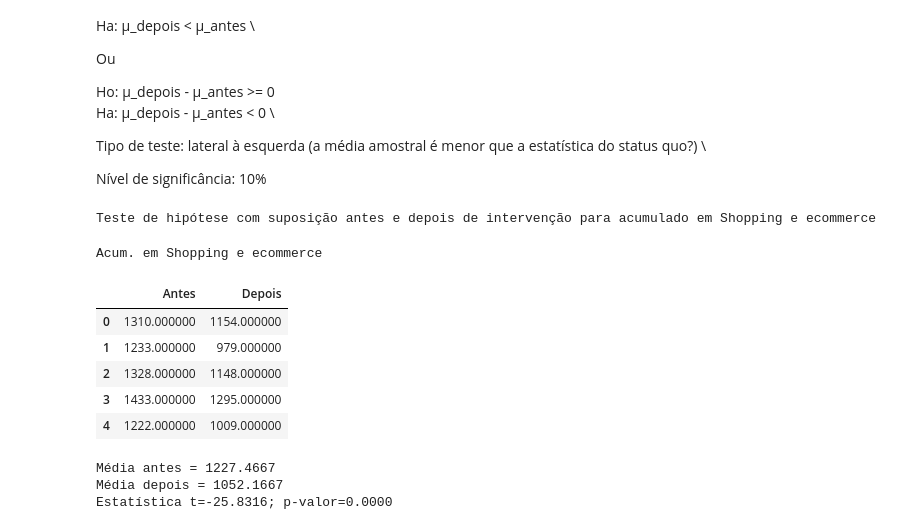
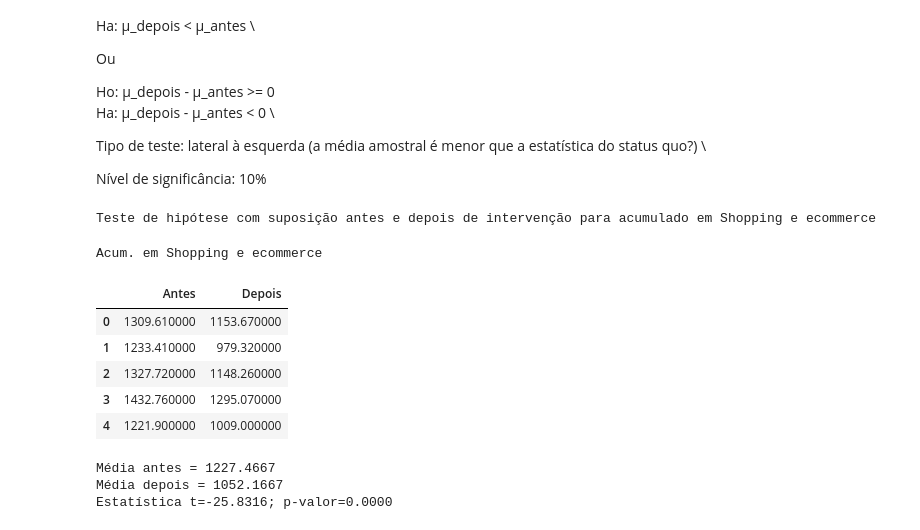
Before and after one commit to esdrasantos/statistical-concepts-and-practice, a Jupyter notebook: cstfm_mod_8_t_z_tests.ipynb, the cells around one changed output. Saved outputs shown, nothing was run; the diff lists cells and outputs as text; code cells hidden in the pictures.

```diff
--- a/cstfm_mod_8_t_z_tests.ipynb
+++ b/cstfm_mod_8_t_z_tests.ipynb
@@ -793,39 +754,39 @@ Nível de significância: 10%
 # %%
 import numpy as np
 import pandas as pd
 
 '''
 suposicao = [[1200,900],[1280,1020], [1100, 850]]
 dfsuposicao = pd.DataFrame(suposicao)
 dfsuposicao.columns = ['Antes', 'Depois']
 '''
 
 np.random.seed(42) # Reprodutível
 
 # 30 valores “Antes” gerados com distribuição normal (média 1250, desvio padrão 120)
 antes = np.random.normal(loc=1250, scale=120, size=30)
 
 # Reduções médias de 180 com desvio 40
 reducoes = np.random.normal(loc=180, scale=40, size=30)
 
 depois = antes - reducoes
 
-depois = np.clip(depois, a_min=0, a_max=1800).round()
-antes = antes.round()
+depois = np.clip(depois, a_min=0, a_max=1800).round(2)
+antes = antes.round(2)
 
 dfsuposicao = pd.DataFrame({'Antes':antes, 'Depois':depois})
 
 print('Teste de hipótese com suposição antes e depois de intervenção para acumulado em Shopping e ecommerce')
 dfsuposicao[:5].style.set_caption('Acum. em Shopping e ecommerce')
 # %% [output]
 Teste de hipótese com suposição antes e depois de intervenção para acumulado em Shopping e ecommerce
 Acum. em Shopping e ecommerce
 |  | Antes | Depois |
-| 0 | 1310.000000 | 1154.000000 |
-| 1 | 1233.000000 | 979.000000 |
-| 2 | 1328.000000 | 1148.000000 |
-| 3 | 1433.000000 | 1295.000000 |
-| 4 | 1222.000000 | 1009.000000 |
+| 0 | 1309.610000 | 1153.670000 |
+| 1 | 1233.410000 | 979.320000 |
+| 2 | 1327.720000 | 1148.260000 |
+| 3 | 1432.760000 | 1295.070000 |
+| 4 | 1221.900000 | 1009.000000 |
 # %%
 from scipy.stats import ttest_rel  # T teste relacionado
 
```
Also changed, not shown: parts of 6 cells of this notebook.
